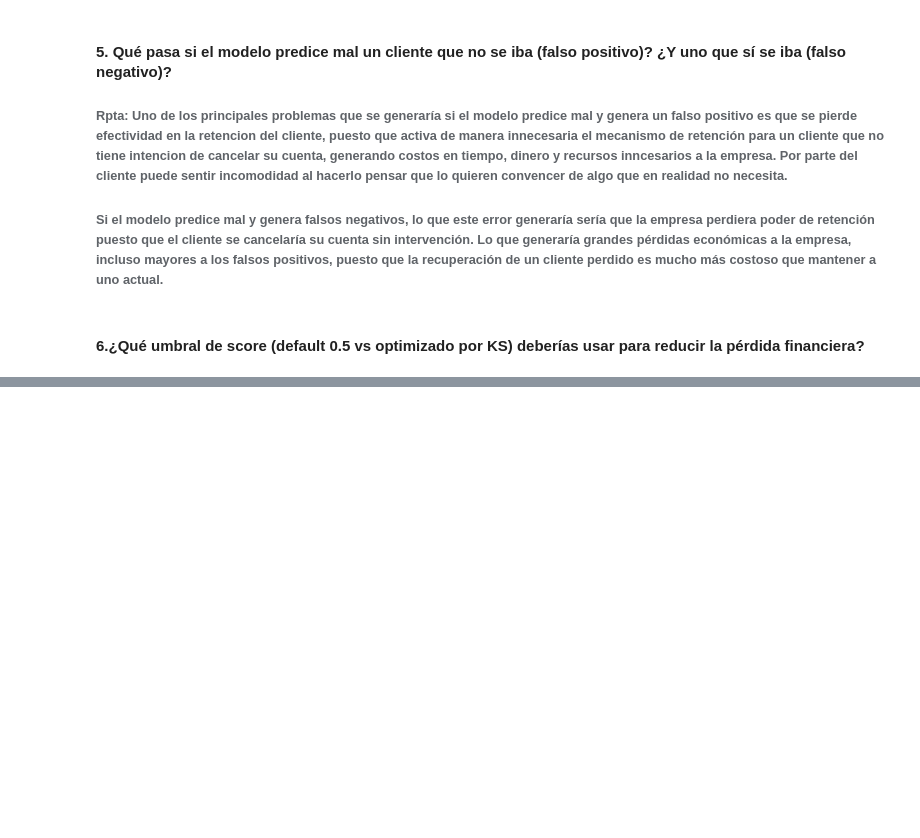
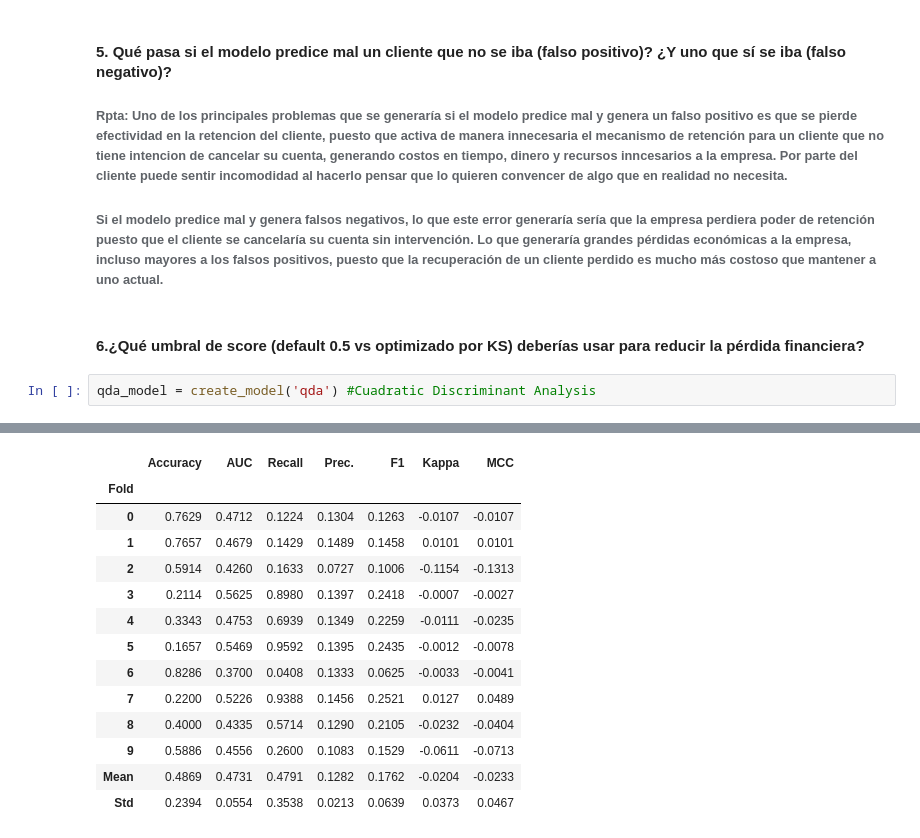
Before and after one commit to Gusadorey/Clase_5_MLE_G6, a Jupyter notebook: Prueba_1_MLE.ipynb, the cells around one changed output, grey strips where cells are left out. Saved outputs shown, nothing was run; the diff lists cells and outputs as text; blank space fills up the shorter version.

```diff
--- a/Prueba_1_MLE.ipynb
+++ b/Prueba_1_MLE.ipynb
@@ -291,3 +291,6 @@ for var in categoricas:
 ###### Si el modelo predice mal y genera falsos negativos, lo que este error generaría sería que la empresa perdiera poder de retención puesto que el cliente se cancelaría su cuenta sin intervención. Lo que generaría grandes pérdidas económicas a la empresa, incluso mayores a los falsos positivos, puesto que la recuperación de un cliente perdido es mucho más costoso que mantener a uno actual.
 # %% [markdown]
 #### 6.¿Qué umbral de score (default 0.5 vs optimizado por KS) deberías usar para reducir la pérdida financiera?
+# %%
+qda_model = create_model('qda') #Cuadratic Discriminant Analysis
+# %% [output]
@@ -293,0 +298,14 @@ for var in categoricas:
+|  | Accuracy | AUC | Recall | Prec. | F1 | Kappa | MCC |
+| Fold |  |  |  |  |  |  |  |
+| 0 | 0.7629 | 0.4712 | 0.1224 | 0.1304 | 0.1263 | -0.0107 | -0.0107 |
+| 1 | 0.7657 | 0.4679 | 0.1429 | 0.1489 | 0.1458 | 0.0101 | 0.0101 |
+| 2 | 0.5914 | 0.4260 | 0.1633 | 0.0727 | 0.1006 | -0.1154 | -0.1313 |
+| 3 | 0.2114 | 0.5625 | 0.8980 | 0.1397 | 0.2418 | -0.0007 | -0.0027 |
+| 4 | 0.3343 | 0.4753 | 0.6939 | 0.1349 | 0.2259 | -0.0111 | -0.0235 |
+| 5 | 0.1657 | 0.5469 | 0.9592 | 0.1395 | 0.2435 | -0.0012 | -0.0078 |
+| 6 | 0.8286 | 0.3700 | 0.0408 | 0.1333 | 0.0625 | -0.0033 | -0.0041 |
+| 7 | 0.2200 | 0.5226 | 0.9388 | 0.1456 | 0.2521 | 0.0127 | 0.0489 |
+| 8 | 0.4000 | 0.4335 | 0.5714 | 0.1290 | 0.2105 | -0.0232 | -0.0404 |
+| 9 | 0.5886 | 0.4556 | 0.2600 | 0.1083 | 0.1529 | -0.0611 | -0.0713 |
+| Mean | 0.4869 | 0.4731 | 0.4791 | 0.1282 | 0.1762 | -0.0204 | -0.0233 |
+| Std | 0.2394 | 0.0554 | 0.3538 | 0.0213 | 0.0639 | 0.0373 | 0.0467 |
```
Also changed, not shown: parts of 11 cells of this notebook, 1 other file.
